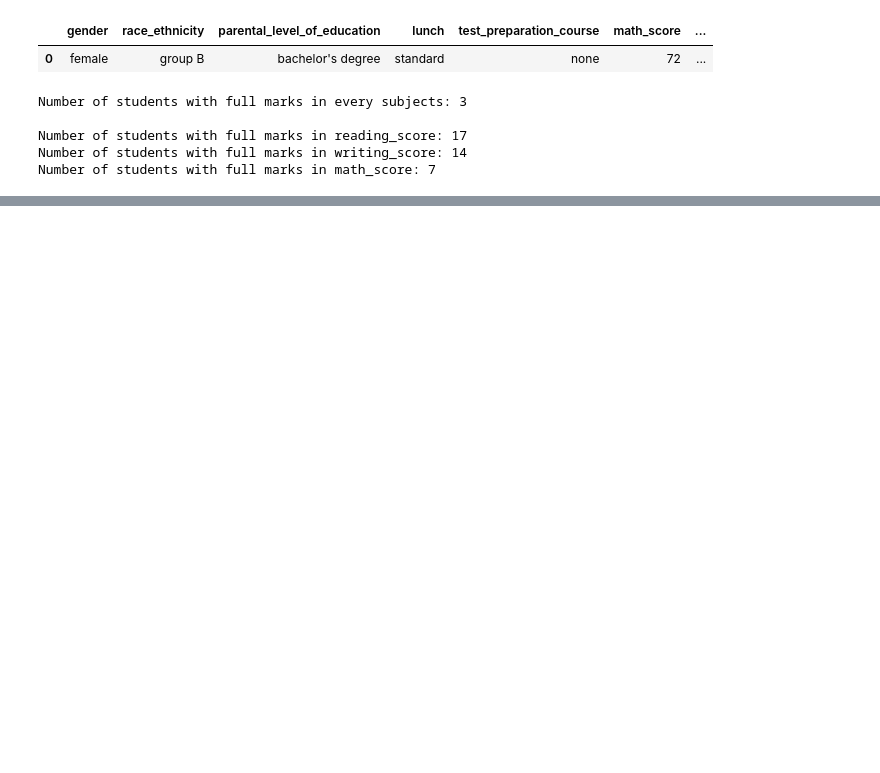
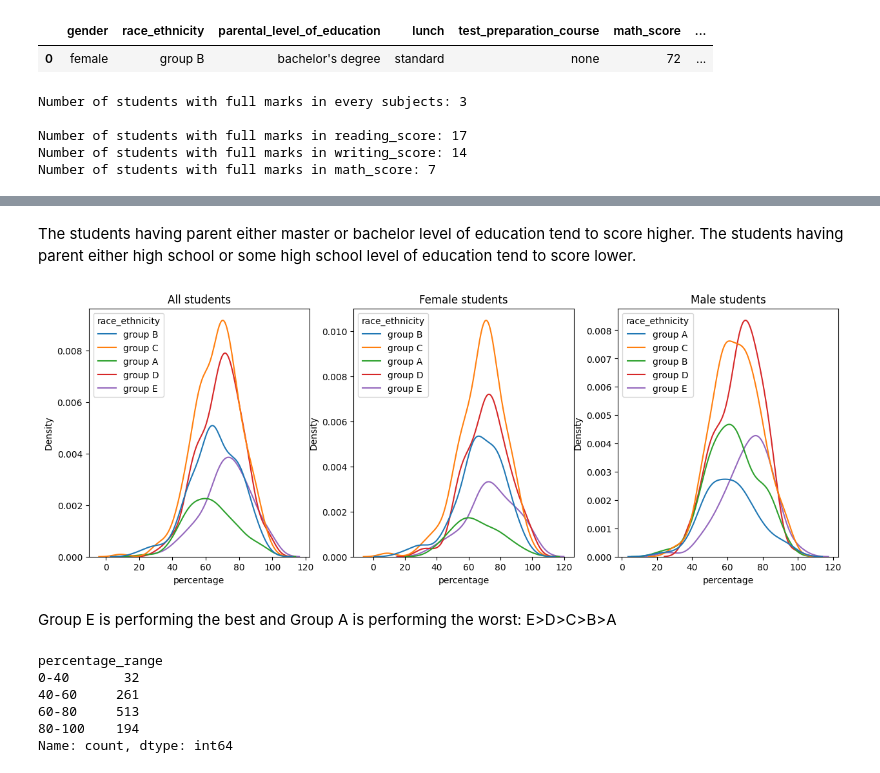
Before and after one commit to SitalAdhikari/student_mark_prediction_ml, a Jupyter notebook: notebook/EDA_analysis.ipynb, the cells around one changed output, grey strips where cells are left out. Drawn from its saved outputs; the diff is of its cells as text; code cells hidden in the pictures; blank space fills up the shorter version.

```diff
--- a/notebook/EDA_analysis.ipynb
+++ b/notebook/EDA_analysis.ipynb
@@ -151,0 +209,34 @@ Number of students with full marks in math_score: 7
+# %% [markdown]
+The students having parent either master or bachelor level of education tend to score higher.
+The students having parent either high school or some high school level of education tend to score lower.
+# %%
+fig, axes = plt.subplots(1,3, figsize=(15,5))
+sns.kdeplot(x='percentage',data=df, hue='race_ethnicity', ax=axes[0] )
+axes[0].set_title('All students')
+
+sns.kdeplot(x='percentage',data=df[df['gender']=='female'], hue='race_ethnicity', ax=axes[1] )
+axes[1].set_title('Female students')
+
+sns.kdeplot(x='percentage',data=df[df['gender']=='male'], hue='race_ethnicity', ax=axes[2] )
+axes[2].set_title('Male students')
+
+plt.show()
+# %% [output]
+[figure, added]
+# %% [markdown]
+Group E is performing the best and Group A is performing the worst:
+E>D>C>B>A
+# %%
+# analyzing the total number of students falling in each percentage range
+bins = [0, 40, 60, 80, 100]
+labels = ['0-40', '40-60', '60-80', '80-100']
+df['percentage_range'] = pd.cut(df['percentage'], bins=bins, labels=labels, include_lowest=True)
+percentage_range_counts = df['percentage_range'].value_counts().sort_index()
+print(percentage_range_counts)
+# %% [output]
+percentage_range
+0-40       32
+40-60     261
+60-80     513
+80-100    194
+Name: count, dtype: int64
```
Also changed, not shown: parts of 19 cells of this notebook.
